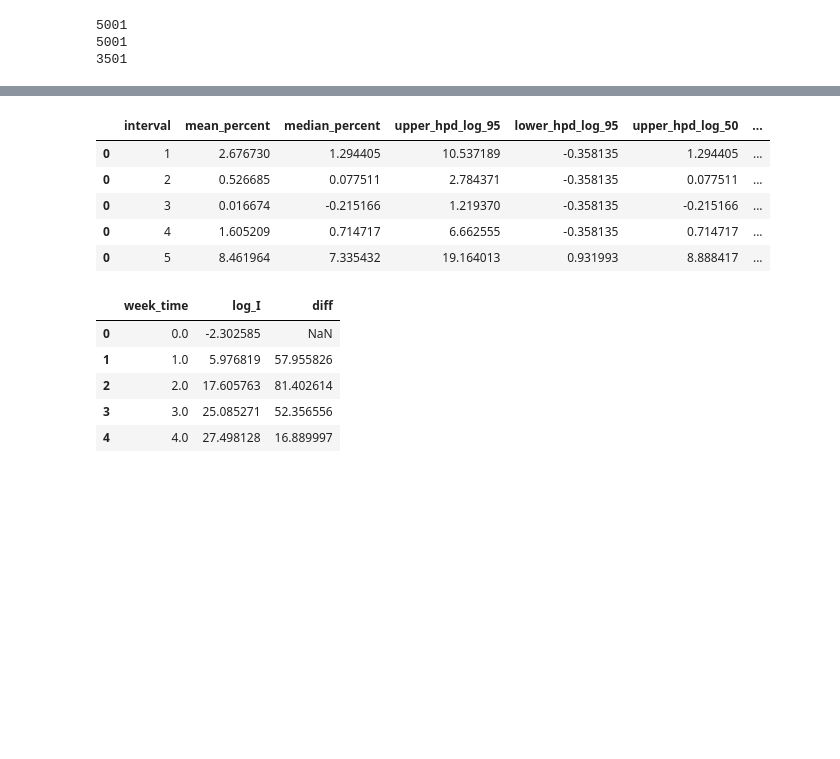
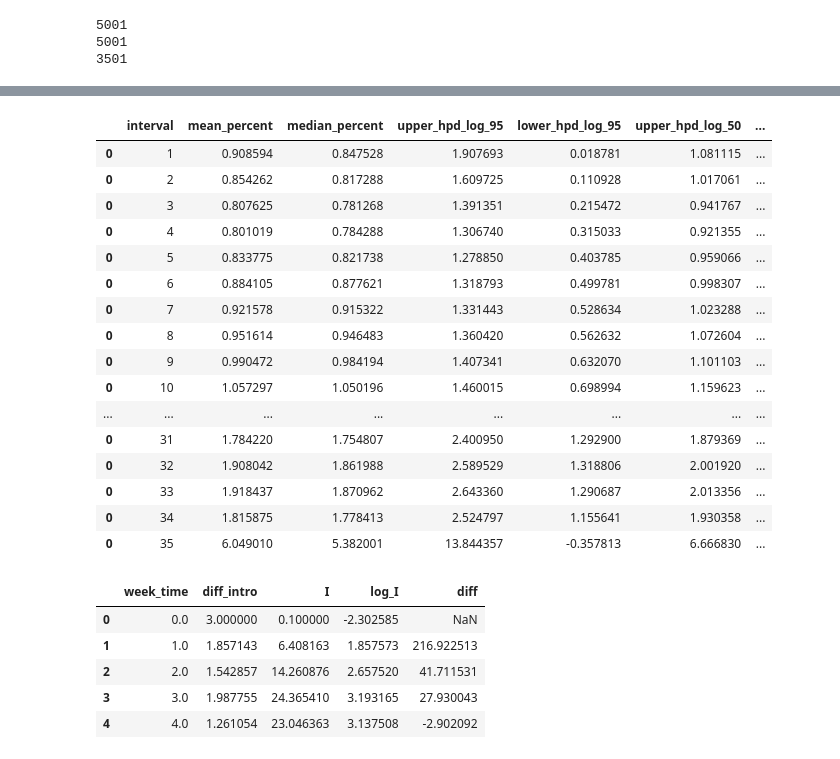
Before and after one commit to blab/mpox-la, a Jupyter notebook: scripts/simulation_validation_case_prior.ipynb, the cells around one changed output, grey strips where cells are left out. Cells and saved outputs as stored; diff of their text form; code cells hidden in the pictures; blank space fills up the shorter version.

```diff
--- a/scripts/simulation_validation_case_prior.ipynb
+++ b/scripts/simulation_validation_case_prior.ipynb
@@ -322,8 +343,12 @@ seir_transmission_rate.head()
 # %%
-simulation_df = pd.read_json("../simulations/simulation_results/eir_4.json", orient = "index")
+simulation_df = pd.read_json("../simulations/simulation_results/eir_3.json", orient = "index")
 simulation_df = simulation_df.T
 simulation_df.I[simulation_df.I < 0.1] = 0.1
 simulation_df.I = simulation_df.I.astype("float")
 simulation_df["log_I"] = simulation_df.I.apply(np.log)
-simulation_df
+simulation_df["samp_diff"] = simulation_df.samp.diff()
+simulation_df["samp_diff"][simulation_df["samp_diff"] < 0.1 ] = 0.1
+simulation_df.loc[0,"samp_diff"] = 0.1
+#simulation_df["log_samp_diff"] = simulation_df["samp_diff"].apply(np.log)
+simulation_df.samp.value_counts()
 # %% [output]
@@ -343,3 +371,9 @@ simulation_df
+# %%
+#add smoothing
+columns = ["samp_diff"]
+for column in columns:
+    # Create a new column for the moving average
+    simulation_df[f'{column}_MA'] = simulation_df[column].rolling(21, min_periods =1).mean()
 # %%
 simulation_df["new_time"] = simulation_df.t *366
 line_simulation = alt.Chart(simulation_df).mark_line(interpolate='monotone', opacity = 0.8, clip = True, color = "orange").encode(
@@ -362,21 +473,32 @@ line_simulation
 # %%
 rt_local_and_intro_df = generate_local_and_intro_rt(ne_diff_summary)
 summary_rt_local_and_intro_df = generate_rt_summary_df(rt_local_and_intro_df)
-summary_rt_local_and_intro_df["new_interval"] = (((summary_rt_local_and_intro_df.interval.iloc[::-1]).astype(int))*7 )-7
+summary_rt_local_and_intro_df["new_interval"] = (((summary_rt_local_and_intro_df.interval.iloc[::-1]).astype(int))+.5)
 # %%
 columns = ["mean_percent","median_percent", "upper_hpd_log_95","lower_hpd_log_95", "upper_hpd_log_50", "lower_hpd_log_50"]
 for column in columns:
     # Create a new column for the moving average
-    summary_rt_local_and_intro_df[f'{column}_MA'] = summary_rt_local_and_intro_df[column].rolling(3, min_periods =1, center = True).mean()
+    summary_rt_local_and_intro_df[f'{column}_MA'] = summary_rt_local_and_intro_df[column].rolling(4, min_periods =1, center = True).mean()
 # %%
-summary_rt_local_and_intro_df.head()
+summary_rt_local_and_intro_df
 # %% [output]
 |  | interval | mean_percent | median_percent | upper_hpd_log_95 | lower_hpd_log_95 | upper_hpd_log_50 | ... |
-| 0 | 1 | 2.676730 | 1.294405 | 10.537189 | -0.358135 | 1.294405 | ... |
-| 0 | 2 | 0.526685 | 0.077511 | 2.784371 | -0.358135 | 0.077511 | ... |
-| 0 | 3 | 0.016674 | -0.215166 | 1.219370 | -0.358135 | -0.215166 | ... |
-| 0 | 4 | 1.605209 | 0.714717 | 6.662555 | -0.358135 | 0.714717 | ... |
-| 0 | 5 | 8.461964 | 7.335432 | 19.164013 | 0.931993 | 8.888417 | ... |
+| 0 | 1 | 0.908594 | 0.847528 | 1.907693 | 0.018781 | 1.081115 | ... |
+| 0 | 2 | 0.854262 | 0.817288 | 1.609725 | 0.110928 | 1.017061 | ... |
+| 0 | 3 | 0.807625 | 0.781268 | 1.391351 | 0.215472 | 0.941767 | ... |
+| 0 | 4 | 0.801019 | 0.784288 | 1.306740 | 0.315033 | 0.921355 | ... |
+| 0 | 5 | 0.833775 | 0.821738 | 1.278850 | 0.403785 | 0.959066 | ... |
+| 0 | 6 | 0.884105 | 0.877621 | 1.318793 | 0.499781 | 0.998307 | ... |
+| 0 | 7 | 0.921578 | 0.915322 | 1.331443 | 0.528634 | 1.023288 | ... |
+| 0 | 8 | 0.951614 | 0.946483 | 1.360420 | 0.562632 | 1.072604 | ... |
+| 0 | 9 | 0.990472 | 0.984194 | 1.407341 | 0.632070 | 1.101103 | ... |
+| 0 | 10 | 1.057297 | 1.050196 | 1.460015 | 0.698994 | 1.159623 | ... |
+| ... | ... | ... | ... | ... | ... | ... | ... |
+| 0 | 31 | 1.784220 | 1.754807 | 2.400950 | 1.292900 | 1.879369 | ... |
+| 0 | 32 | 1.908042 | 1.861988 | 2.589529 | 1.318806 | 2.001920 | ... |
+| 0 | 33 | 1.918437 | 1.870962 | 2.643360 | 1.290687 | 2.013356 | ... |
+| 0 | 34 | 1.815875 | 1.778413 | 2.524797 | 1.155641 | 1.930358 | ... |
+| 0 | 35 | 6.049010 | 5.382001 | 13.844357 | -0.357813 | 6.666830 | ... |
 # %%
 # simulation_df_copy = simulation_df.copy()
 # simulation_df_copy["diff"] = simulation_df_copy.log_I.diff() *52
@@ -384,14 +529,22 @@ summary_rt_local_and_intro_df.head()
 # %%
+
 simulation_df_copy = simulation_df.copy()
 
 simulation_df_copy["whole_time"] = np.ceil(simulation_df_copy.t *366)
 
-daily_sim_cases = simulation_df_copy.groupby(["whole_time"]).agg({'log_I':'mean'}).reset_index()
+daily_sim_cases = simulation_df_copy.groupby(["whole_time"]).agg({'IntroCount':'mean','I':'mean'}).reset_index()
 
 
-#daily_sim_cases["diff"] = daily_sim_cases.log_I.diff() *52
+daily_sim_cases["diff_intro"] = daily_sim_cases.IntroCount.diff()
+daily_sim_cases["diff_I"] = daily_sim_cases.I.diff()
 
-#daily_sim_cases["diff"][daily_sim_cases["diff"] < 0 ] = 0
+daily_sim_cases["log_I"] = daily_sim_cases.I.apply(np.log)
+daily_sim_cases["diff"] = daily_sim_cases.I.diff()
+
+#daily_sim_cases["log_diff"] = daily_sim_cases["diff"].apply(np.log) *365/7
+
+#daily_sim_cases["diff_I"][daily_sim_cases["diff_I"] < 0 ] = 0
+#daily_sim_cases["diff_intro"][daily_sim_cases["diff_intro"] < 0 ] = 0
 
 #define to week number
 counter = 0
@@ -405,15 +558,20 @@ for index, row in daily_sim_cases.iterrows():
 daily_sim_cases = daily_sim_cases.bfill()
 
 # aggregate based on weeks
-weekly_sim_cases = daily_sim_cases.groupby(["week_time"])["log_I"].sum().reset_index()
+weekly_sim_cases = daily_sim_cases.groupby(["week_time"]).agg({'diff_intro':'mean','I':'mean'}).reset_index()
+#weekly_sim_cases["log_diff"] = weekly_sim_cases["log_diff"].div(7)
 
-weekly_sim_cases["diff"] = weekly_sim_cases.log_I.diff() *7
+#weekly_sim_cases["I_no_intro"] = weekly_sim_cases.I - weekly_sim_cases.diff_intro
+weekly_sim_cases["log_I"] = weekly_sim_cases.I.apply(np.log)
+weekly_sim_cases["diff"] = weekly_sim_cases.log_I.diff() *(365/7)
+#weekly_sim_cases["log_diff"] = weekly_sim_cases["diff"].apply(np.log) *36
+
 
 weekly_sim_cases.head()
 # %% [output]
-|  | week_time | log_I | diff |
-| 0 | 0.0 | -2.302585 | NaN |
-| 1 | 1.0 | 5.976819 | 57.955826 |
-| 2 | 2.0 | 17.605763 | 81.402614 |
-| 3 | 3.0 | 25.085271 | 52.356556 |
-| 4 | 4.0 | 27.498128 | 16.889997 |
+|  | week_time | diff_intro | I | log_I | diff |
+| 0 | 0.0 | 3.000000 | 0.100000 | -2.302585 | NaN |
+| 1 | 1.0 | 1.857143 | 6.408163 | 1.857573 | 216.922513 |
+| 2 | 2.0 | 1.542857 | 14.260876 | 2.657520 | 41.711531 |
+| 3 | 3.0 | 1.987755 | 24.365410 | 3.193165 | 27.930043 |
+| 4 | 4.0 | 1.261054 | 23.046363 | 3.137508 | -2.902092 |
```
Also changed, not shown: parts of 54 cells of this notebook, 33 other files.
